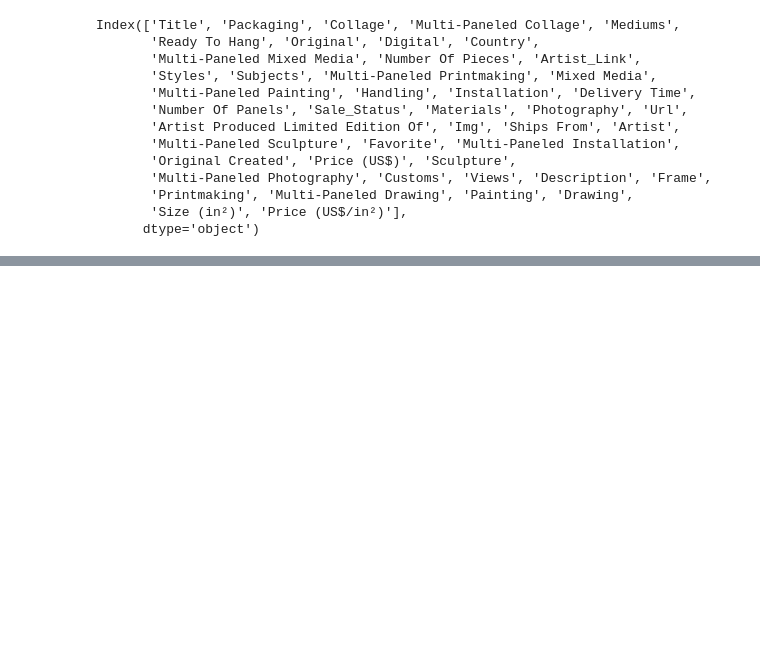
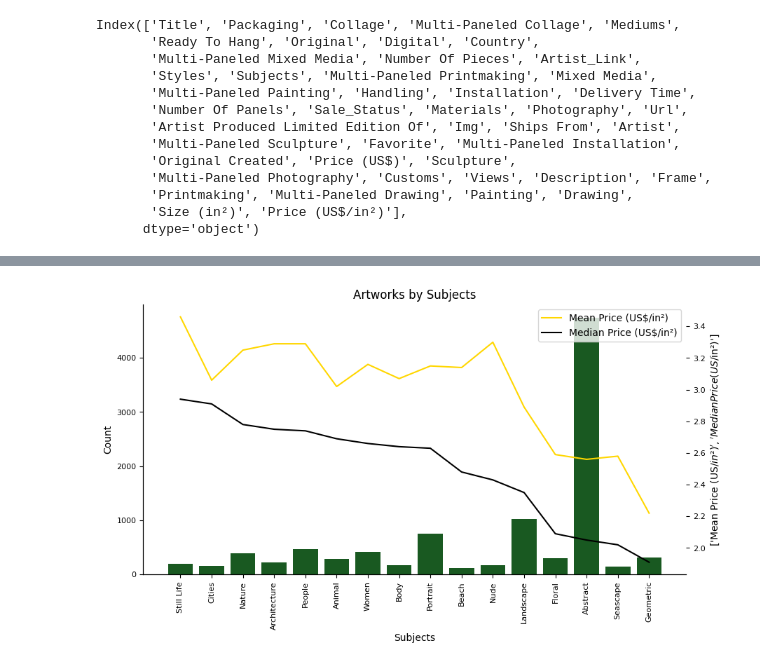
Before and after one commit to cryptogazzetta/Arte, a Jupyter notebook: analysis/saatchi_explore_artworks.ipynb, the cells around one changed output, grey strips where cells are left out. Drawn from its saved outputs; the diff is of its cells as text; code cells hidden in the pictures; blank space fills up the shorter version.

```diff
--- a/analysis/saatchi_explore_artworks.ipynb
+++ b/analysis/saatchi_explore_artworks.ipynb
@@ -390,24 +420,26 @@ col_analysis_by_segment
 ## CHOOSE COLUMN TO EXPLORE
 artworks_data = get_artworks_df()
 
-column = artworks_data.Mediums
+column = artworks_data.Subjects
 occurrences_threshold = artworks_data.shape[0]/100
 sort_by = 'Median Price (US$/in²)'
 # %%
 ## ANALYSE SEGMENTS
 
 # TEMAS: E SE TIRAR ARTE ABSTRATA?
 
 column_name = column.name
 filtered_artworks_data, all_segments_df, segments_dfs = segment_and_clean_data(artworks_data, column_name, occurrences_threshold)
 dummies_for_segment = prepare_dataframe_dummies(artworks_data, column_name, segments_dfs)
 
 # get all models to dummies_for_segment
 x = dummies_for_segment.drop(['Price (US$)', column_name], axis=1)
 y = dummies_for_segment['Price (US$)']
 segment_models_df, segment_models = get_all_models(x, y)
 
 all_segments_df.sort_values(by=sort_by, ascending=False, inplace=True)
 
 plot_segment_chart(all_segments_df, column_name, 'Count', ['Mean Price (US$/in²)', 'Median Price (US$/in²)'], 'Artworks by ' + column_name)
-all_segments_df.head()
+all_segments_df
+# %% [output]
+[figure, added]
```
Also changed, not shown: parts of 15 cells of this notebook.
